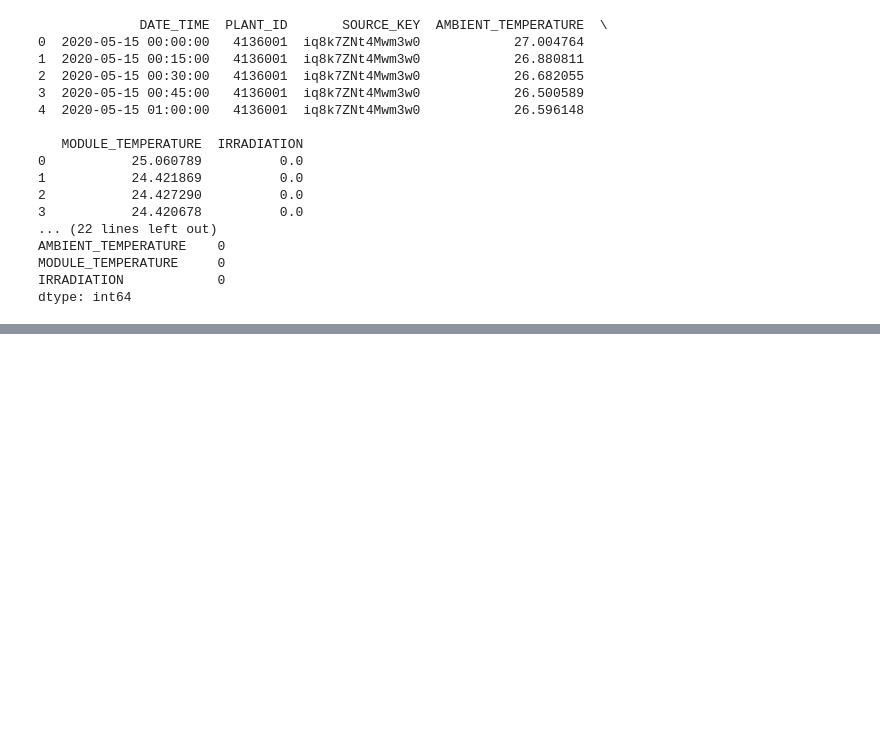
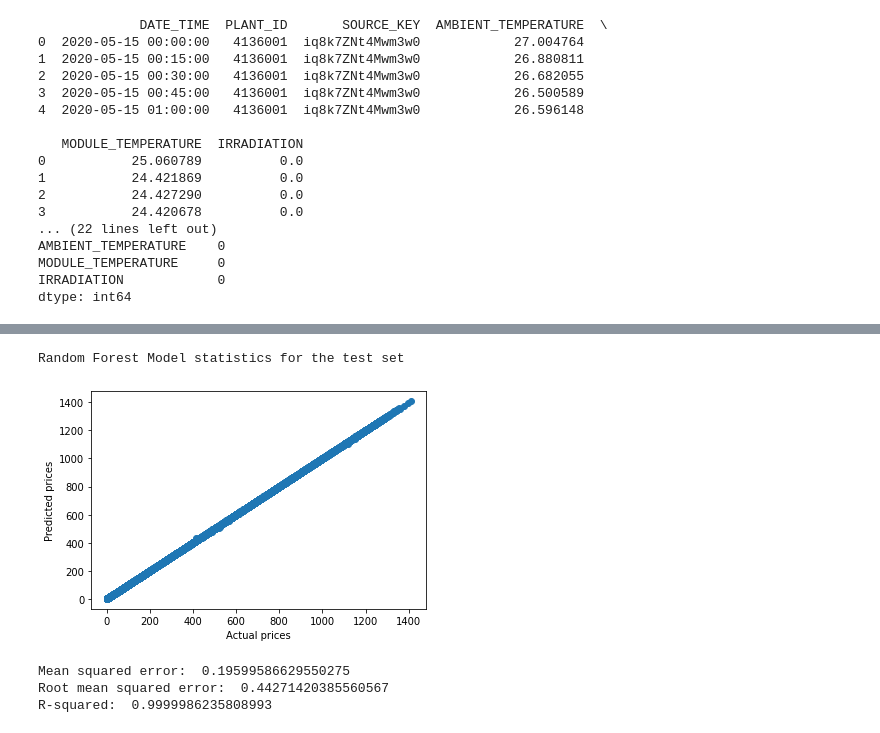
Before and after one commit to nimnathw/solar-power-generation, a Jupyter notebook: solar_power_generation.ipynb, the cells around one changed output, grey strips where cells are left out. Saved outputs shown, nothing was run; the diff lists cells and outputs as text; code cells hidden in the pictures; blank space fills up the shorter version.

```diff
--- a/solar_power_generation.ipynb
+++ b/solar_power_generation.ipynb
@@ -120,0 +588,30 @@ dtype: int64
+# %%
+# Random Forest Model is selected as the final model
+# Predict target values for the test set
+y_pred = rfr.predict(X_test)
+
+print("Random Forest Model statistics for the test set")
+
+# Plot predicted values against the actual values for the test set
+plt.scatter(y_test, y_pred)
+plt.xlabel("Actual prices")
+plt.ylabel("Predicted prices")
+plt.show()
+
+# Calculate mean squared error
+mse = mean_squared_error(y_test, y_pred)
+print("Mean squared error: ", mse)
+
+# Calculate root mean squared error
+rmse = np.sqrt(mse)
+print("Root mean squared error: ", rmse)
+
+# Calculate R-squared score
+r2 = r2_score(y_test, y_pred)
+print("R-squared: ", r2)
+# %% [output]
+Random Forest Model statistics for the test set
+[figure, added]
+Mean squared error:  0.19599586629550275
+Root mean squared error:  0.44271420385560567
+R-squared:  0.9999986235808993
```
Also changed, not shown: parts of 23 cells of this notebook.
